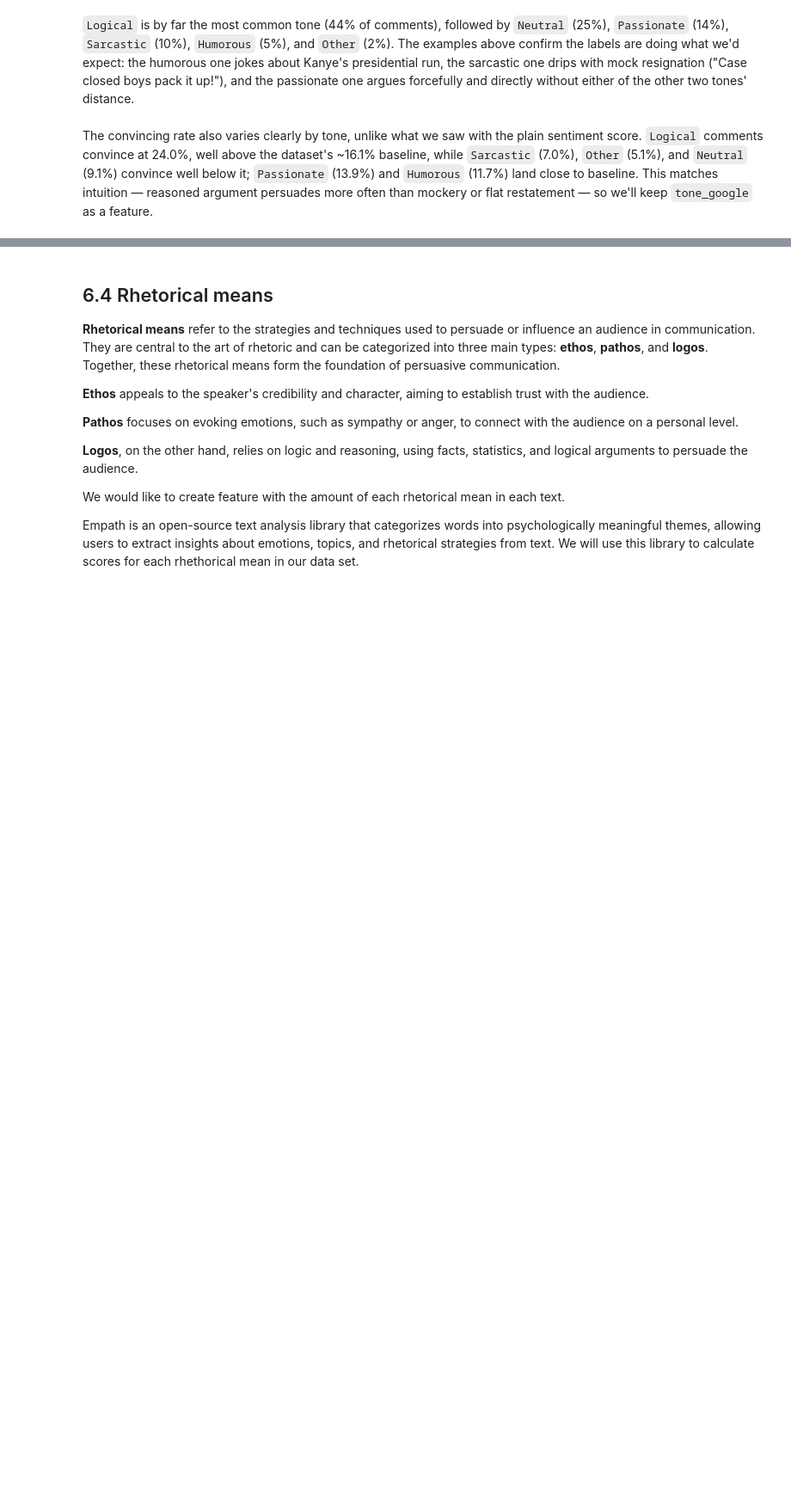
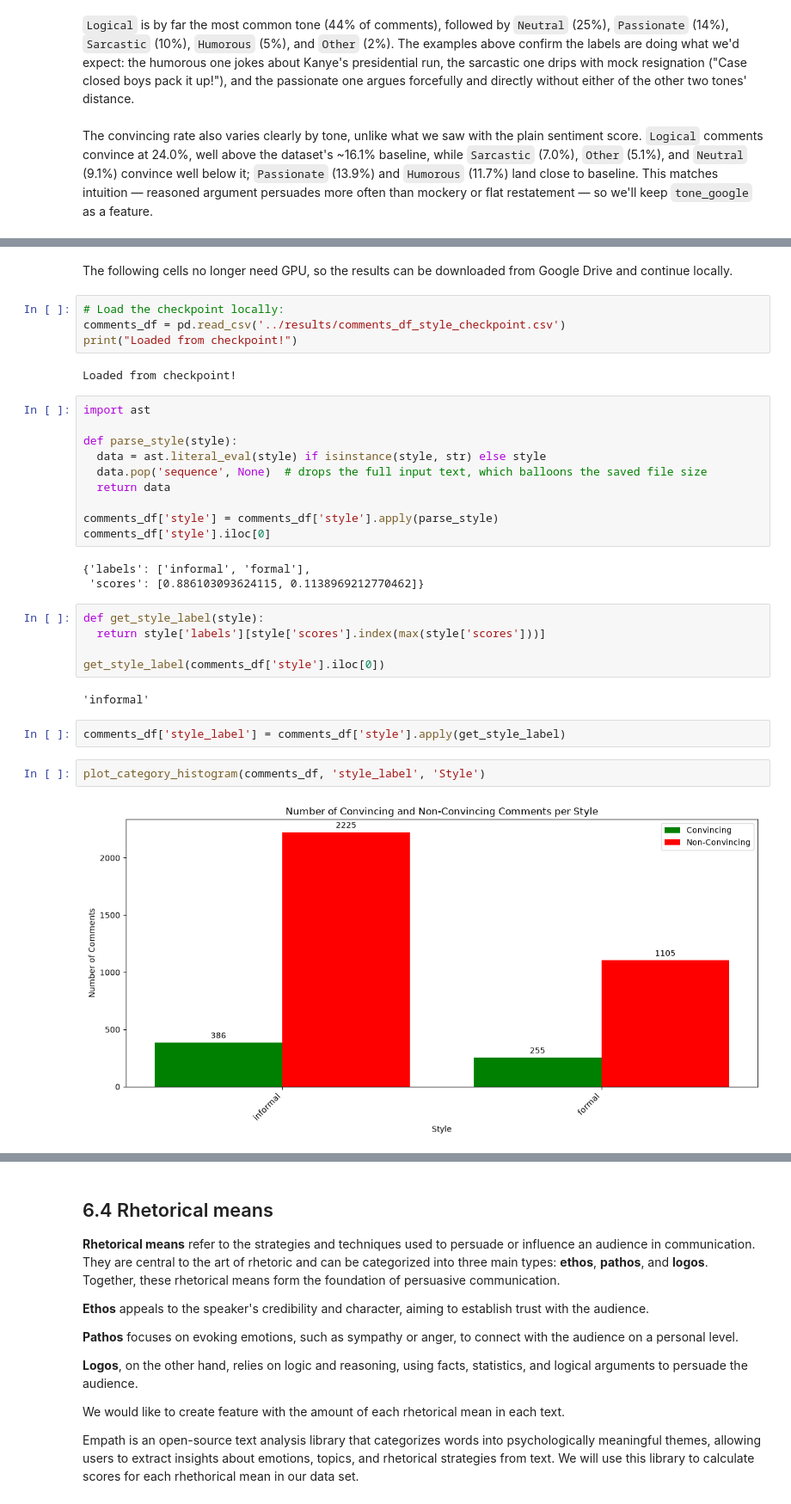
Before and after one commit to jct-nlp/change-my-view-2025, a Jupyter notebook: this work/03.1_feature_engineering_light.ipynb, the cells around one changed output, grey strips where cells are left out. Shown at 86% size. Cells and saved outputs as stored; diff of their text form; blank space fills up the shorter version.

```diff
--- a/this work/03.1_feature_engineering_light.ipynb
+++ b/this work/03.1_feature_engineering_light.ipynb
@@ -859,0 +926,34 @@ The convincing rate also varies clearly by tone, unlike what we saw with the pla
+# %% [markdown]
+The following cells no longer need GPU, so the results can be downloaded from Google Drive and continue locally.
+# %%
+# Load the checkpoint locally:
+comments_df = pd.read_csv('../results/comments_df_style_checkpoint.csv')
+print("Loaded from checkpoint!")
+# %% [output]
+Loaded from checkpoint!
+# %%
+import ast
+
+def parse_style(style):
+  data = ast.literal_eval(style) if isinstance(style, str) else style
+  data.pop('sequence', None)  # drops the full input text, which balloons the saved file size
+  return data
+
+comments_df['style'] = comments_df['style'].apply(parse_style)
+comments_df['style'].iloc[0]
+# %% [output]
+{'labels': ['informal', 'formal'],
+ 'scores': [0.886103093624115, 0.1138969212770462]}
+# %%
+def get_style_label(style):
+  return style['labels'][style['scores'].index(max(style['scores']))]
+
+get_style_label(comments_df['style'].iloc[0])
+# %% [output]
+'informal'
+# %%
+comments_df['style_label'] = comments_df['style'].apply(get_style_label)
+# %%
+plot_category_histogram(comments_df, 'style_label', 'Style')
+# %% [output]
+[figure, added]
```
Also changed, not shown: parts of 14 cells of this notebook, 2 other files.
